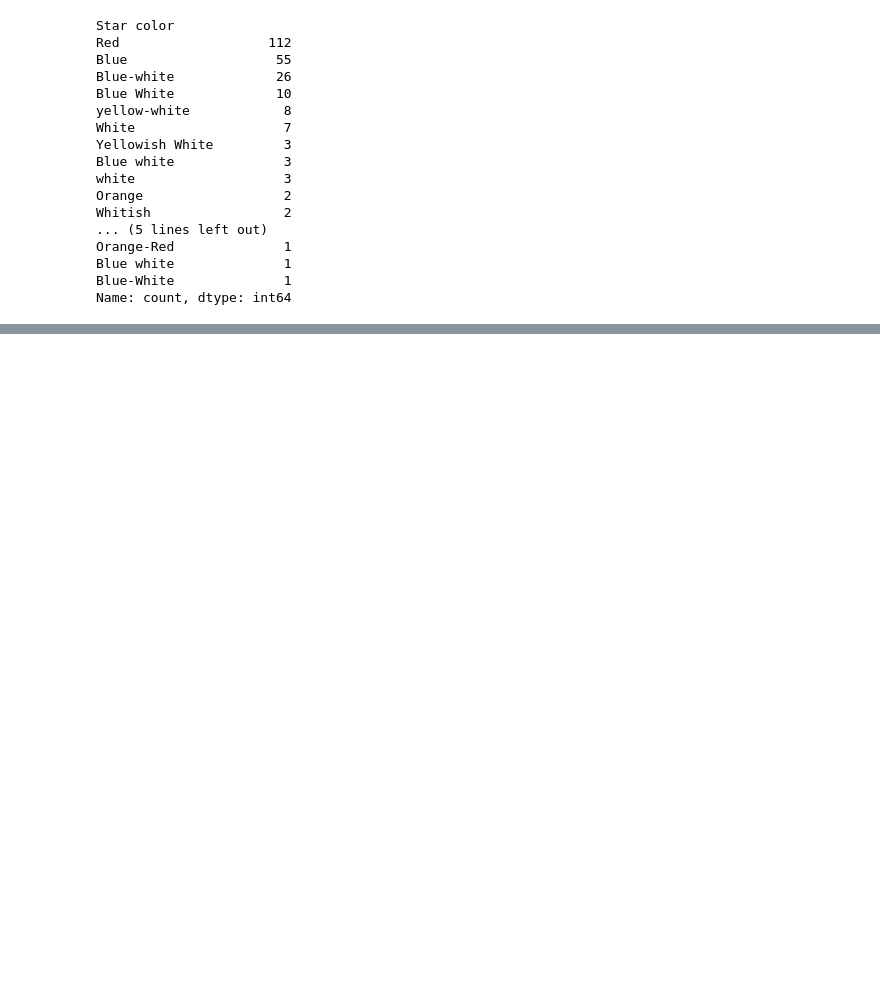
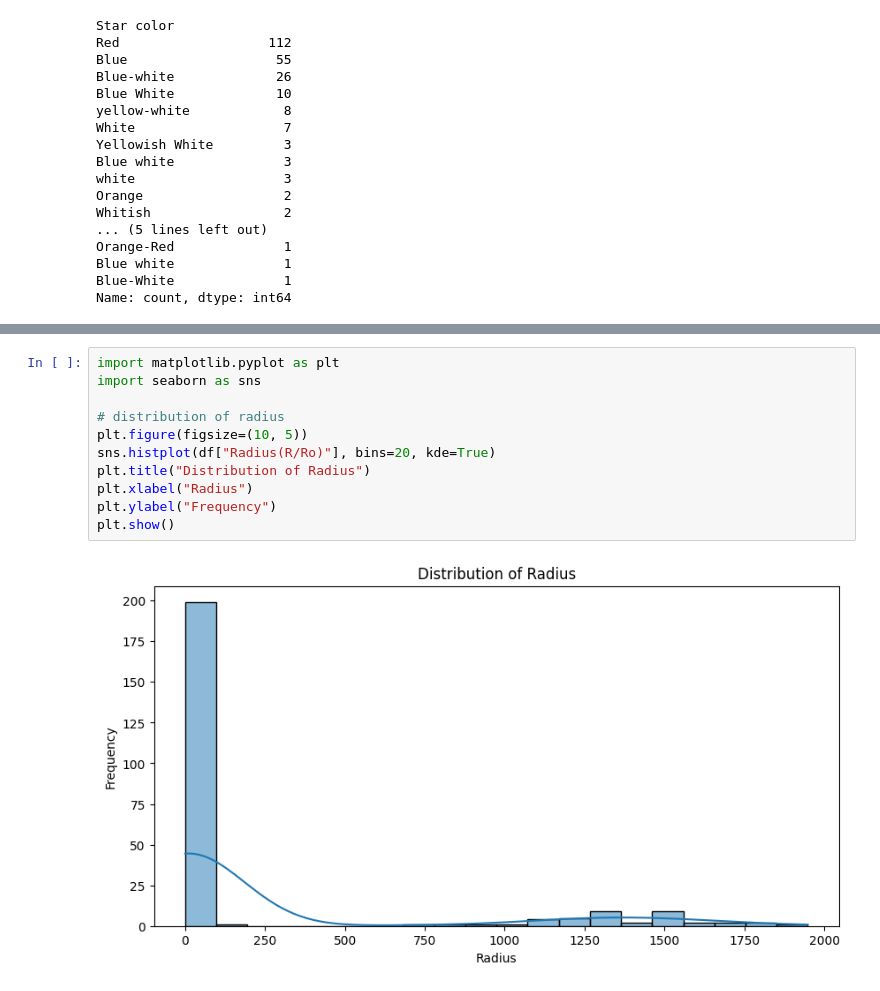
Before and after one commit to intermurphi/astropy, a Jupyter notebook: research/notebook.ipynb, the cells around one changed output, grey strips where cells are left out. Saved outputs shown, nothing was run; the diff lists cells and outputs as text; blank space fills up the shorter version.

```diff
--- a/research/notebook.ipynb
+++ b/research/notebook.ipynb
@@ -27,0 +101,13 @@ Name: count, dtype: int64
+# %%
+import matplotlib.pyplot as plt
+import seaborn as sns
+
+# distribution of radius
+plt.figure(figsize=(10, 5))
+sns.histplot(df["Radius(R/Ro)"], bins=20, kde=True)
+plt.title("Distribution of Radius")
+plt.xlabel("Radius")
+plt.ylabel("Frequency")
+plt.show()
+# %% [output]
+[figure, added]
```
Also changed, not shown: parts of 15 cells of this notebook.
